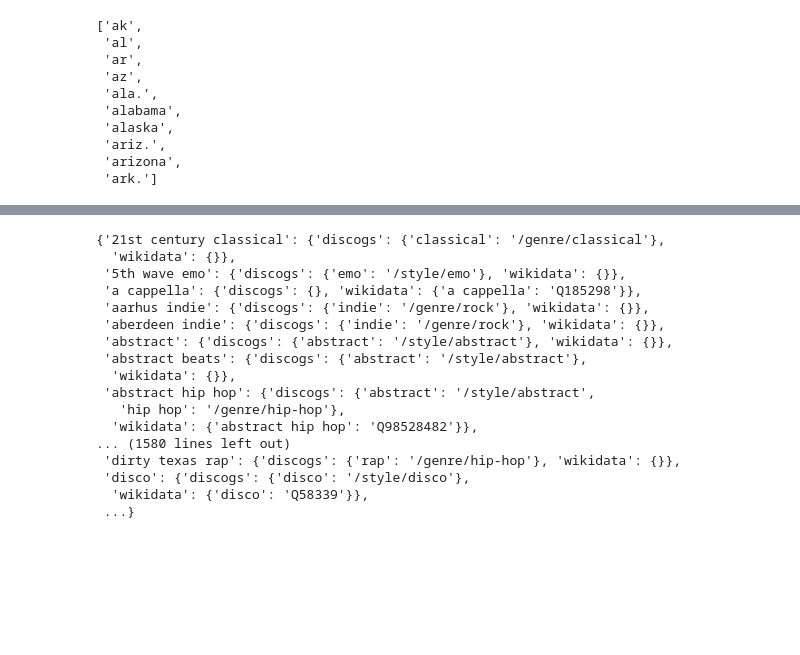
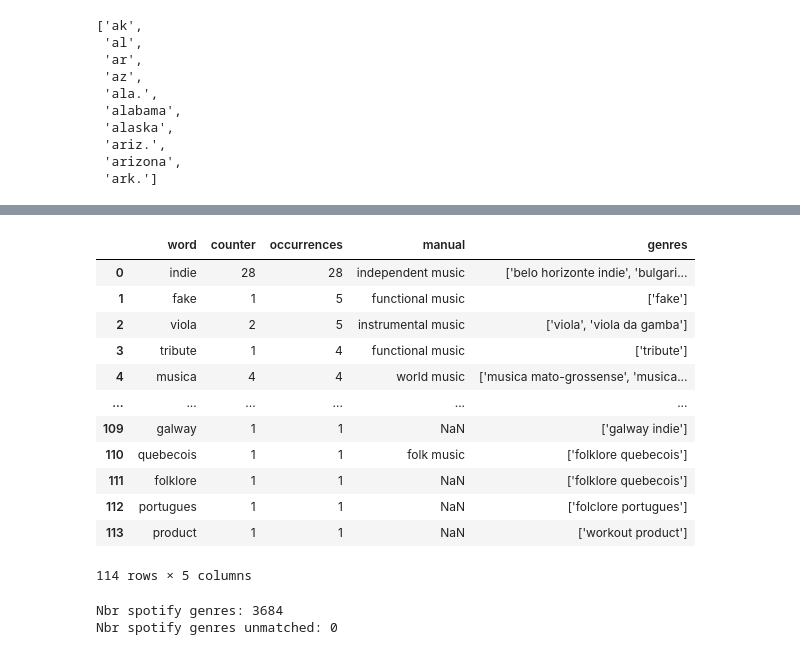
Before and after one commit to cyrillegc/thesis-redux, a Jupyter notebook: genres_processing.ipynb, the cells around one changed output, grey strips where cells are left out. Saved outputs shown, nothing was run; the diff lists cells and outputs as text; code cells hidden in the pictures; blank space fills up the shorter version.

```diff
--- a/genres_processing.ipynb
+++ b/genres_processing.ipynb
@@ -666,29 +518,41 @@ no_match_genres = {'indie': '/genre/rock',
-# %%
-genres_matches_complete_dict = genres_matches_dict.copy()
-
-for genre in no_match_list:
-    words = re.findall(r'\b[\w&-]+\b', genre)
-    for word in words:
-        for key, value in no_match_genres.items():
-            if word in key:
-                genres_matches_complete_dict[genre]['discogs'][key] = value
-
-genres_matches_dict
-# %% [output]
-{'21st century classical': {'discogs': {'classical': '/genre/classical'},
-  'wikidata': {}},
- '5th wave emo': {'discogs': {'emo': '/style/emo'}, 'wikidata': {}},
- 'a cappella': {'discogs': {}, 'wikidata': {'a cappella': 'Q185298'}},
- 'aarhus indie': {'discogs': {'indie': '/genre/rock'}, 'wikidata': {}},
- 'aberdeen indie': {'discogs': {'indie': '/genre/rock'}, 'wikidata': {}},
- 'abstract': {'discogs': {'abstract': '/style/abstract'}, 'wikidata': {}},
- 'abstract beats': {'discogs': {'abstract': '/style/abstract'},
-  'wikidata': {}},
- 'abstract hip hop': {'discogs': {'abstract': '/style/abstract',
-   'hip hop': '/genre/hip-hop'},
-  'wikidata': {'abstract hip hop': 'Q98528482'}},
-... (1580 lines left out)
- 'dirty texas rap': {'discogs': {'rap': '/genre/hip-hop'}, 'wikidata': {}},
- 'disco': {'discogs': {'disco': '/style/disco'},
-  'wikidata': {'disco': 'Q58339'}},
- ...}
+# %%
+# open data file with manual retrieval of top genre
+
+with open('data/data_spotify_genres_no_match_manual.csv', encoding='utf-8') as file_nomatch:
+    no_match_manual_df = pd.read_csv(file_nomatch)
+    no_match_manual_df = no_match_manual_df.rename(columns={'Unnamed: 0': 'word'})
+
+no_match_manual_df
+# %% [output]
+|  | word | counter | occurrences | manual | genres |
+| 0 | indie | 28 | 28 | independent music | ['belo horizonte indie', 'bulgari... |
+| 1 | fake | 1 | 5 | functional music | ['fake'] |
+| 2 | viola | 2 | 5 | instrumental music | ['viola', 'viola da gamba'] |
+| 3 | tribute | 1 | 4 | functional music | ['tribute'] |
+| 4 | musica | 4 | 4 | world music | ['musica mato-grossense', 'musica... |
+| ... | ... | ... | ... | ... | ... |
+| 109 | galway | 1 | 1 | NaN | ['galway indie'] |
+| 110 | quebecois | 1 | 1 | folk music | ['folklore quebecois'] |
+| 111 | folklore | 1 | 1 | NaN | ['folklore quebecois'] |
+| 112 | portugues | 1 | 1 | NaN | ['folclore portugues'] |
+| 113 | product | 1 | 1 | NaN | ['workout product'] |
+114 rows × 5 columns
+# %%
+# add the manual top genres to the main results dict
+
+manual_genres_dict = dict()
+
+for idx, row in no_match_manual_df.iterrows():
+    top_genre = row['manual']
+    genres_list = ast.literal_eval(row['genres'])
+
+    if pd.notna(top_genre):
+        for genre_name in genres_list:
+            spotify_genres_match_dict[genre_name][top_genre] = [top_genre]
+
+print('Nbr spotify genres:', len(spotify_genres_match_dict))
+print('Nbr spotify genres unmatched:', len(get_no_match(spotify_genres_match_dict)))
+#spotify_genres_match_dict
+# %% [output]
+Nbr spotify genres: 3684
+Nbr spotify genres unmatched: 0
```
Also changed, not shown: parts of 25 cells of this notebook.
